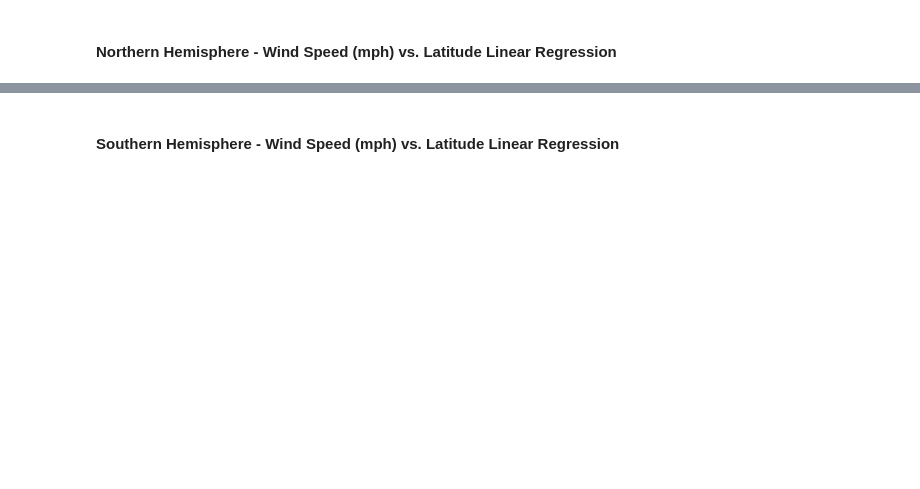
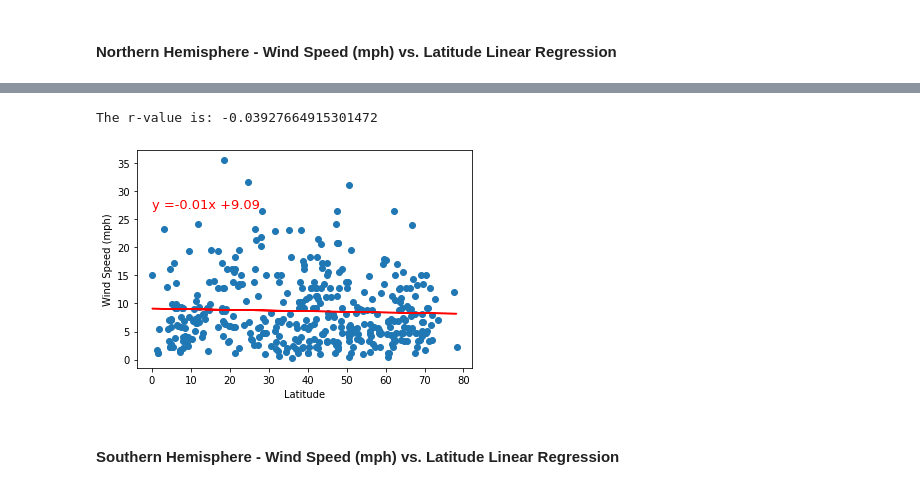
Before and after one commit to JRandle23/Python-API-Challenge, a Jupyter notebook: WeatherPy/WeatherPy.ipynb, the cells around one changed output, grey strips where cells are left out. Cells and saved outputs as stored; diff of their text form; code cells hidden in the pictures; blank space fills up the shorter version.

Commit message:
adding more linregress

```diff
--- a/WeatherPy/WeatherPy.ipynb
+++ b/WeatherPy/WeatherPy.ipynb
@@ -440,2 +436,21 @@ The r-value is: 0.04019723576144484
+# %%
+x = north["Lat"]
+y = north["Wind Speed"]
+corr = st.pearsonr(x, y)[0]
+print(f'The r-value is: {corr}')
+
+slp, intr, r, p, std = st.linregress(x,y)
+regress = slp * x + intr
+line = "y =" + str(round(slp, 2)) + "x +" + str(round(intr, 2))
+
+plt.scatter(x, y, marker='o')
+plt.plot(x, regress, "r-")
+plt.annotate(line,(0, 27), fontsize=13, color='red')
+plt.xlabel("Latitude")
+plt.ylabel("Wind Speed (mph)")
+plt.show()
+# %% [output]
+The r-value is: -0.03927664915301472
+[figure, added]
 # %% [markdown]
 ####  Southern Hemisphere - Wind Speed (mph) vs. Latitude Linear Regression
```
Also changed, not shown: parts of 4 cells of this notebook.
